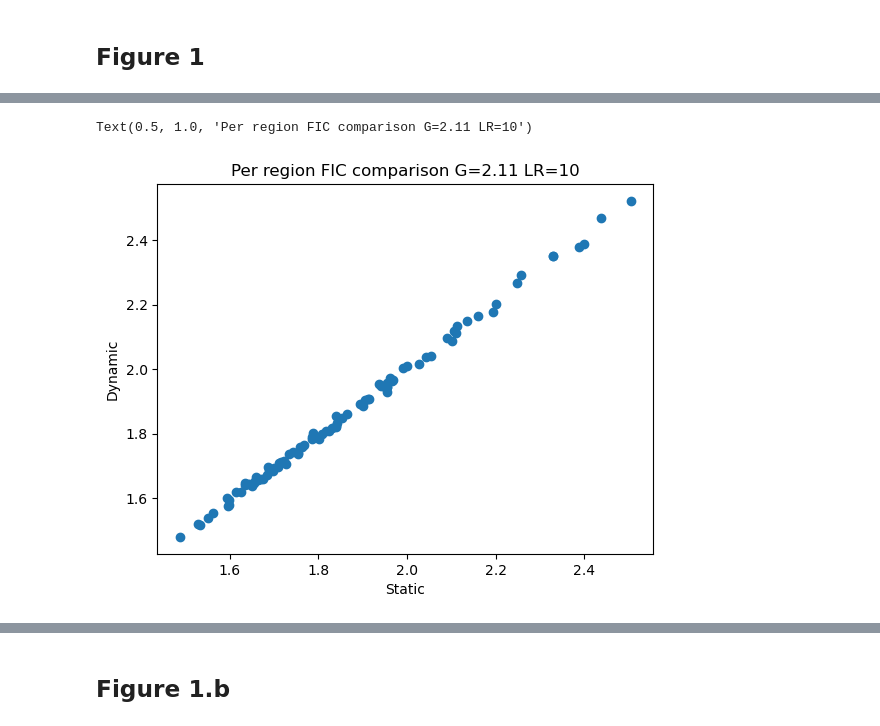
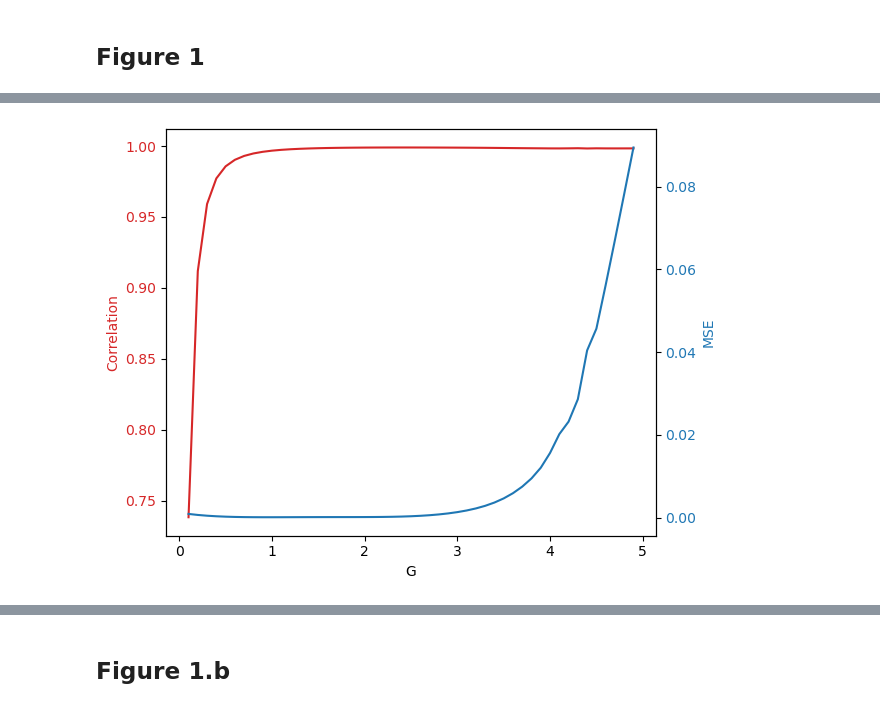
Before and after one commit to Picardian14/dyn_fic_dmf, a Jupyter notebook: python/Simulations copy.ipynb, the cells around one changed output, grey strips where cells are left out. Cells and saved outputs as stored; diff of their text form; code cells hidden in the pictures.

```diff
--- a/python/Simulations copy.ipynb
+++ b/python/Simulations copy.ipynb
@@ -29,6 +29,11 @@ def compute_fcd(data, wsize, overlap, isubdiag):
 ## Figure 1
 # %%
 coeffs = loadmat('./data/LinearFitCoefficients.mat')
+C = loadmat('./data/SC_and_5ht2a_receptors.mat')['sc90']
+C = 0.2*C/np.max(C)
+coeffs = loadmat('./data/LinearFitCoefficients.mat')
+a = coeffs['a'][0][0]
+b = coeffs['b'][0][0]
 a = coeffs['a'][0][0]
 b = coeffs['b'][0][0]
 LR = 1
@@ -39,0 +41,2 @@ print(DECAY)
+# %%
+G_val = 2.1
@@ -67,9 +153,0 @@ FileNotFoundError: [Errno 2] No such file or directory: '../SC_and_5ht2a_recepto
-# %%
-fig1a, axa1 = plt.subplots()
-plt.scatter(stat_fic,dyn_fic,marker='o')
-plt.xlabel("Static")
-plt.ylabel("Dynamic")
-plt.title("Per region FIC comparison G=2.11 LR=10")
-# %% [output]
-Text(0.5, 1.0, 'Per region FIC comparison G=2.11 LR=10')
-[figure, removed]
@@ -75,0 +165,19 @@ Text(0.5, 1.0, 'Per region FIC comparison G=2.11 LR=10')
+# %%
+#Do a shared y-axis plot where in the left axis you show the correlation and in the right axis you show the MSE
+fig, ax1 = plt.subplots()
+color = 'tab:red'
+ax1.set_xlabel('G')
+ax1.set_ylabel('Correlation', color=color)
+ax1.plot(G_values, corr_values, color=color)
+ax1.tick_params(axis='y', labelcolor=color)
+ax2 = ax1.twinx()  # instantiate a second axes that shares the same x-axis
+color = 'tab:blue'
+ax2.set_ylabel('MSE', color=color)  # we already handled the x-label with ax1
+ax2.plot(G_values, mse_values, color=color)
+ax2.tick_params(axis='y', labelcolor=color)
+# add legend to distinguish between the two lines
+
+fig.tight_layout()  # otherwise the right y-label is slightly clipped
+plt.show()
+# %% [output]
+[figure, added]
```
Also changed, not shown: parts of 42 cells of this notebook, 8 other files.
